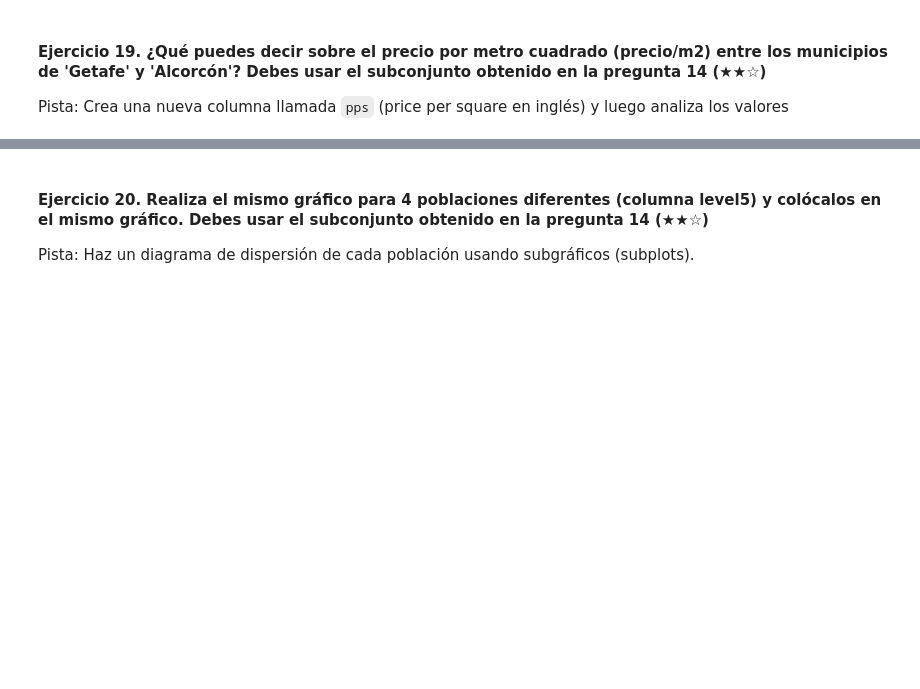
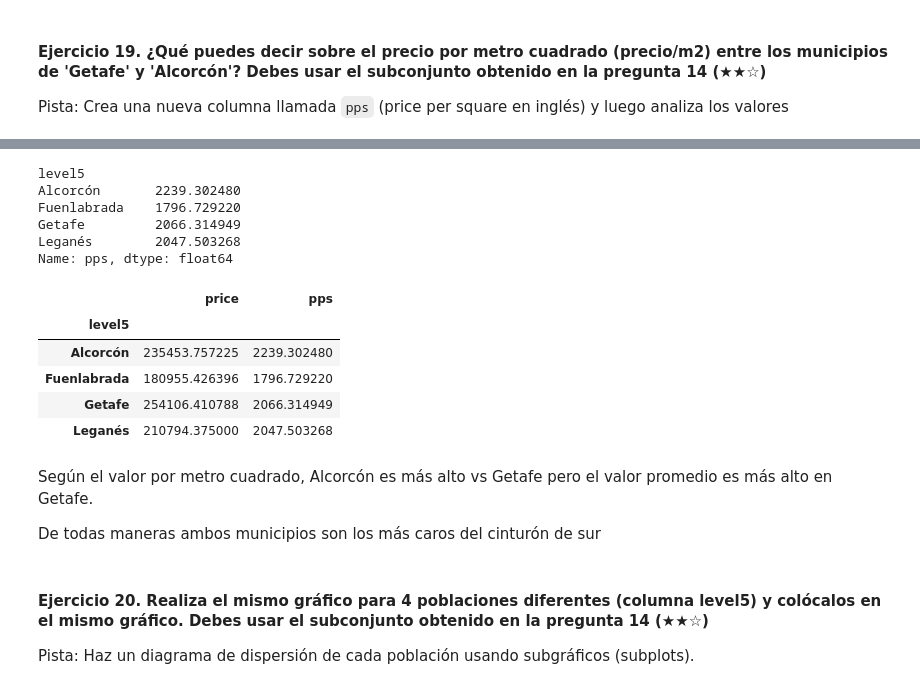
Before and after one commit to bartowen/realestate-datacleanup-exercise, a Jupyter notebook: project.es.ipynb, the cells around one changed output, grey strips where cells are left out. Saved outputs shown, nothing was run; the diff lists cells and outputs as text; code cells hidden in the pictures; blank space fills up the shorter version.

```diff
--- a/project.es.ipynb
+++ b/project.es.ipynb
@@ -540,3 +565,32 @@ Pista: Crea una nueva columna llamada `pps` (price per square en inglés) y lueg
+# %%
+# Agrupar por 'level5' y calcular la media de 'pps'
+df_pps_grouped = df_sur_madrid_clean.groupby('level5')['pps'].mean()
+
+df_pps_grouped
+# %% [output]
+level5
+Alcorcón       2239.302480
+Fuenlabrada    1796.729220
+Getafe         2066.314949
+Leganés        2047.503268
+Name: pps, dtype: float64
+# %%
+# Agrupar por 'level5' y calcular la media de 'price' y 'pps'
+df_price_pps_grouped = df_sur_madrid_clean.groupby('level5')[['price', 'pps']].mean()
+
+# Ver los resultados
+df_price_pps_grouped
+# %% [output]
+|  | price | pps |
+| level5 |  |  |
+| Alcorcón | 235453.757225 | 2239.302480 |
+| Fuenlabrada | 180955.426396 | 1796.729220 |
+| Getafe | 254106.410788 | 2066.314949 |
+| Leganés | 210794.375000 | 2047.503268 |
+# %% [markdown]
+Según el valor por metro cuadrado, Alcorcón es más alto vs Getafe pero el valor promedio es más alto en Getafe.
+
+De todas maneras ambos municipios son los más caros del cinturón de sur
 # %% [markdown]
 #### Ejercicio 20. Realiza el mismo gráfico para 4 poblaciones diferentes (columna level5) y colócalos en el mismo gráfico. Debes usar el subconjunto obtenido en la pregunta 14 (★★☆)
 Pista: Haz un diagrama de dispersión de cada población usando subgráficos (subplots).
```
Also changed, not shown: parts of 2 cells of this notebook.
